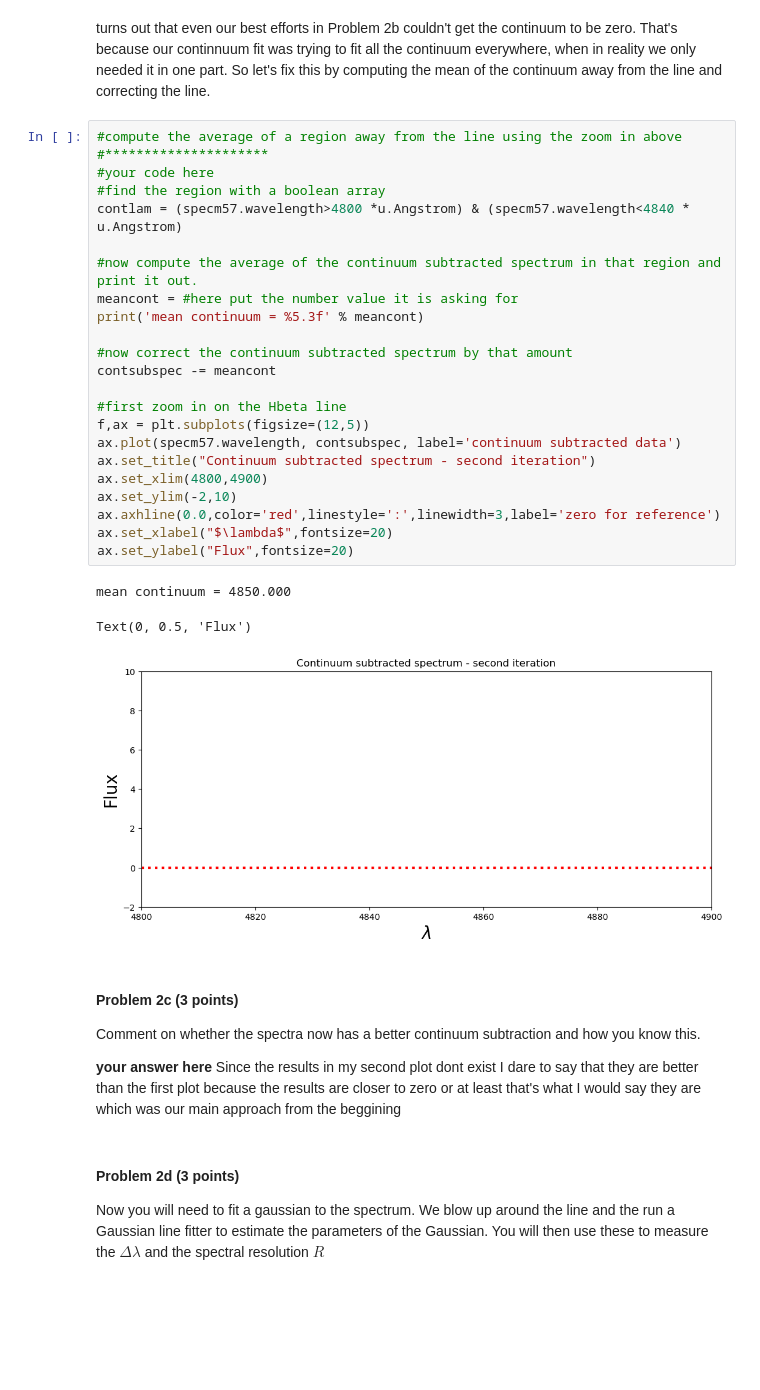
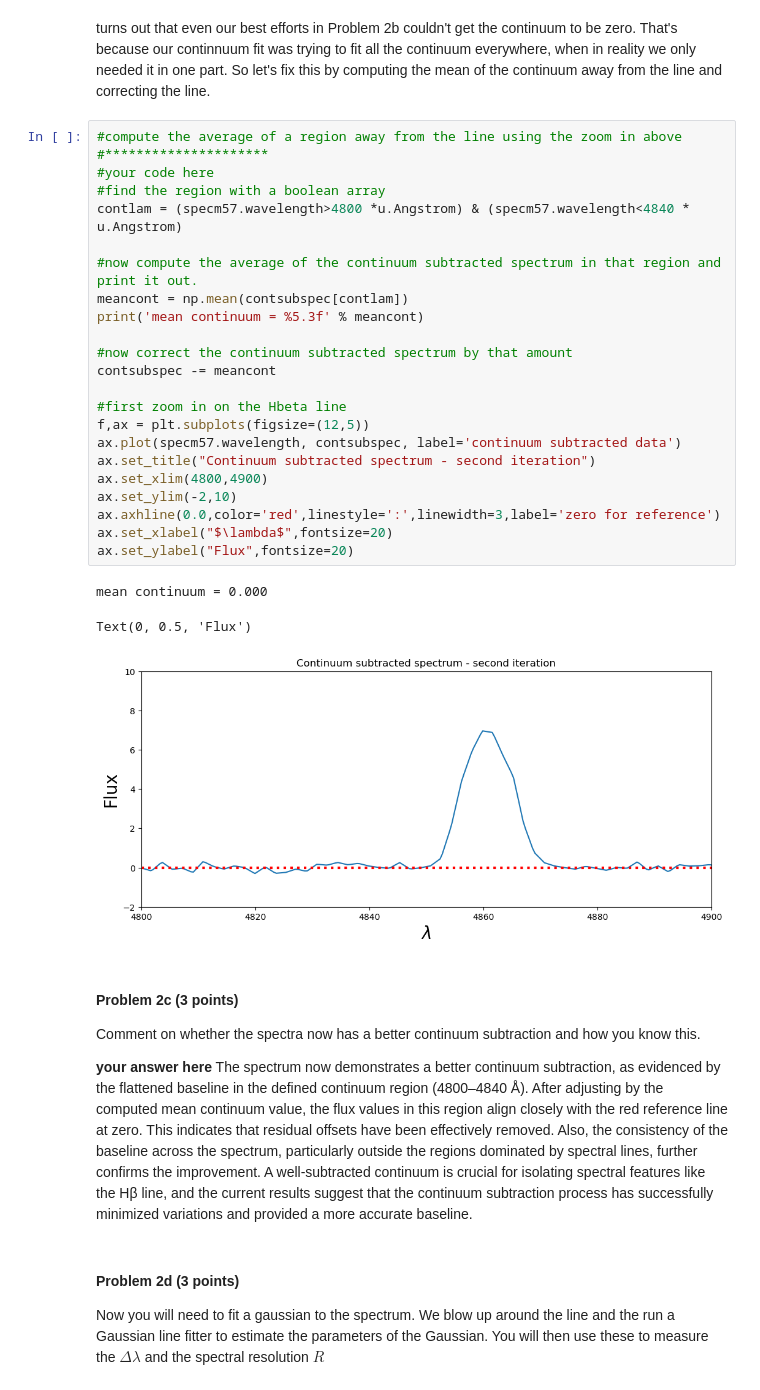
Before and after one commit to Lucc005/Analysis_real_spectra_student, a Jupyter notebook: analysis_real_spectra.student.ipynb, the cells around one changed output. Drawn from its saved outputs; the diff is of its cells as text; blank space fills up the shorter version.

```diff
--- a/analysis_real_spectra.student.ipynb
+++ b/analysis_real_spectra.student.ipynb
@@ -298,35 +298,35 @@ turns out that even our best efforts in Problem 2b couldn't get the continuum to
 # %%
 #compute the average of a region away from the line using the zoom in above
 #*********************
 #your code here
 #find the region with a boolean array
 contlam = (specm57.wavelength>4800 *u.Angstrom) & (specm57.wavelength<4840 * u.Angstrom)
 
 #now compute the average of the continuum subtracted spectrum in that region and print it out.
-meancont = #here put the number value it is asking for
+meancont = np.mean(contsubspec[contlam])
 print('mean continuum = %5.3f' % meancont)
 
 #now correct the continuum subtracted spectrum by that amount
 contsubspec -= meancont
 
 #first zoom in on the Hbeta line
 f,ax = plt.subplots(figsize=(12,5))
 ax.plot(specm57.wavelength, contsubspec, label='continuum subtracted data')
 ax.set_title("Continuum subtracted spectrum - second iteration")
 ax.set_xlim(4800,4900)
 ax.set_ylim(-2,10)
 ax.axhline(0.0,color='red',linestyle=':',linewidth=3,label='zero for reference')
 ax.set_xlabel("$\lambda$",fontsize=20)
 ax.set_ylabel("Flux",fontsize=20)
 # %% [output]
-mean continuum = 4850.000
+mean continuum = 0.000
 Text(0, 0.5, 'Flux')
-[figure, old version]
+[figure, new version]
 # %% [markdown]
 #### Problem 2c (3 points)
 Comment on whether the spectra now has a better continuum subtraction and how you know this.
 
-**your answer here** Since the results in my second plot dont exist I dare to say that they are better than the first plot because the results are closer to zero or at least that's what I would say they are which was our main approach from the beggining
+**your answer here** The spectrum now demonstrates a better continuum subtraction, as evidenced by the flattened baseline in the defined continuum region (4800–4840 Å). After adjusting by the computed mean continuum value, the flux values in this region align closely with the red reference line at zero. This indicates that residual offsets have been effectively removed. Also, the consistency of the baseline across the spectrum, particularly outside the regions dominated by spectral lines, further confirms the improvement. A well-subtracted continuum is crucial for isolating spectral features like the Hβ line, and the current results suggest that the continuum subtraction process has successfully minimized variations and provided a more accurate baseline.
 # %% [markdown]
 #### Problem 2d (3 points)
 Now you will need to fit a gaussian to the spectrum.  We blow up around the line and the run a Gaussian line fitter to estimate the parameters of the Gaussian.  You will then use these to measure the $\Delta \lambda$ and the spectral resolution $R$
```
Also changed, not shown: parts of 6 cells of this notebook.
